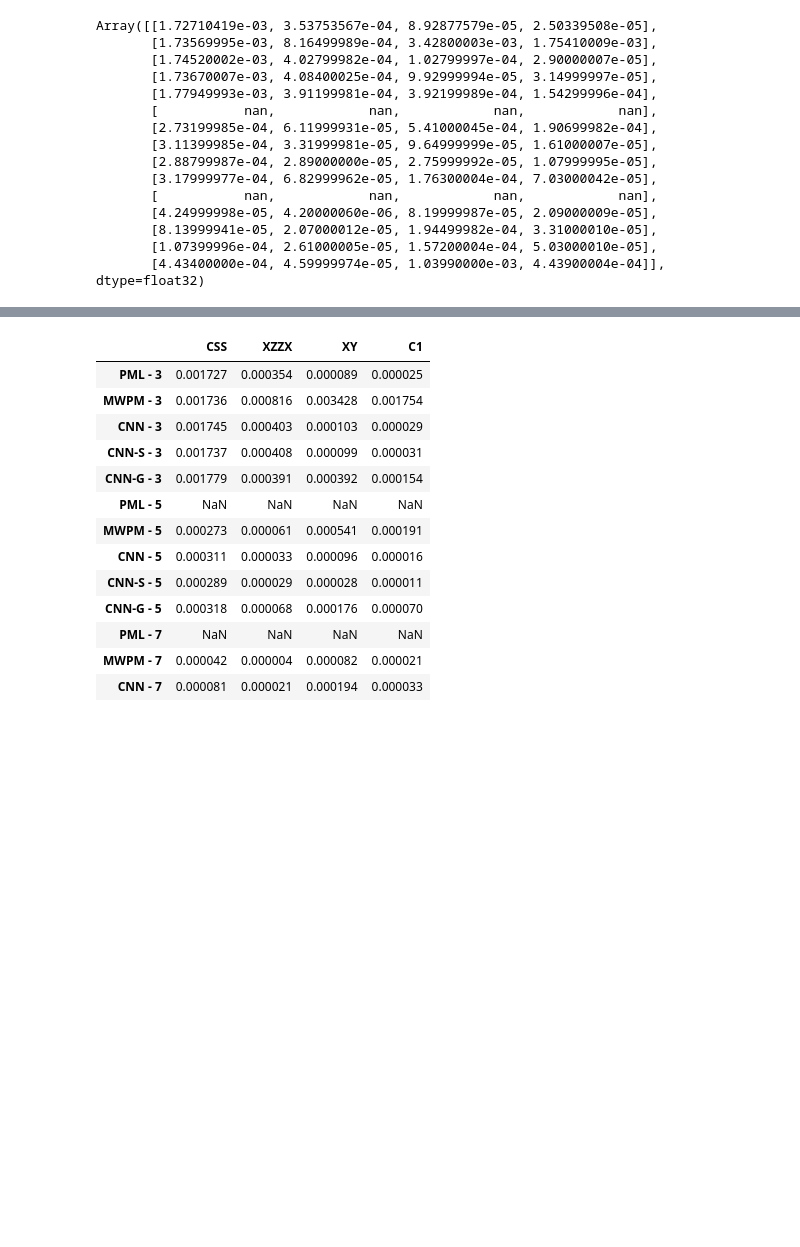
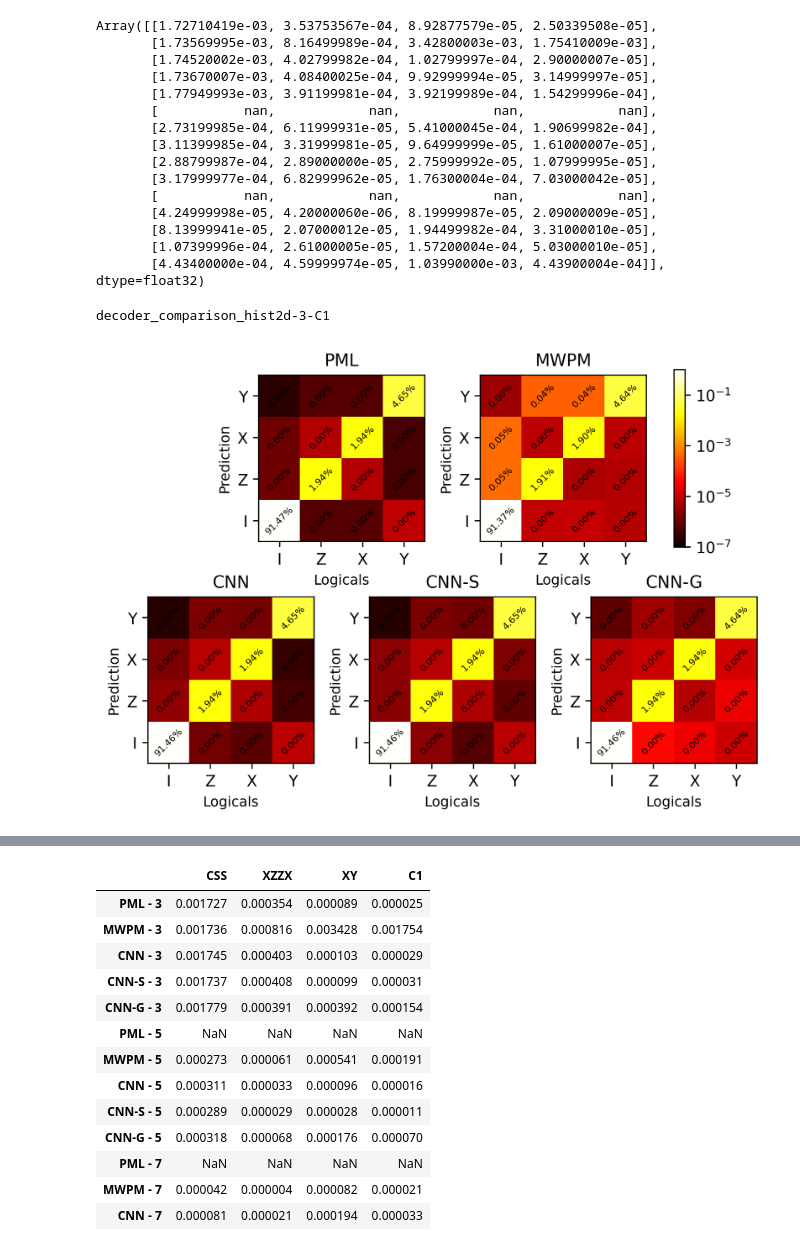
Before and after one commit to JuliusRye/QEC, a Jupyter notebook: Modules/fig_decoder_comparisen.ipynb, the cells around one changed output, grey strips where cells are left out. Cells and saved outputs as stored; diff of their text form; code cells hidden in the pictures; blank space fills up the shorter version.

Commit message:
Created 2d histograms and loss plots for the report

```diff
--- a/Modules/fig_decoder_comparisen.ipynb
+++ b/Modules/fig_decoder_comparisen.ipynb
@@ -14,6 +15,8 @@ from jax import random, vmap, jit
 import json
 # %%
 distances = [3, 5, 7]
+decoders = ["PML", "MWPM", "CNN", "CNN-S", "CNN-G"]
+deformation_names = ['CSS', 'XZZX', 'XY', 'C1']
 
 p, nu = .01, 500
 ERROR_PROBS = jnp.array([
@@ -179,7 +182,7 @@ for l, L in enumerate(distances):
     # Use the same key every time to ensure that all the decoders see the same set of errors and thus ensure fair comparison between decoders
     key = random.key(723)
 
-    for m, decoder in enumerate(["PML", "MWPM", "CNN", "CNN-S", "CNN-G"]):
+    for m, decoder in enumerate(decoders):
         print(f"\nDistance {L} with decoder {decoder} ", end='')
         for n, deformation in enumerate([
             jnp.zeros(L**2, dtype=jnp.int32),
@@ -194,7 +197,7 @@ for l, L in enumerate(distances):
             if decoder == "PML" and L == 3:
                 perfect_decoder = PMLD(code, ERROR_PROBS, parity_info)
                 table = table.at[5*l+m, n].set(perfect_decoder.exact_logical_error_rate())
-                hist2d_dict[f"{L}-{decoder}-{['CSS', 'XZZX', 'XY', 'C1'][n]}"] = perfect_decoder.hist2d
+                hist2d_dict[f"{L}-{decoder}-{deformation_names[n]}"] = perfect_decoder.hist2d
             elif decoder == "MWPM":
                 # The decoder assumes the syndromes are from the undeformed code and the errors are the once that are deformed.
                 # This is possible by switching to the Heisenberg picture there it is the noise model that is nonuniform.
@@ -213,7 +216,7 @@ for l, L in enumerate(distances):
                     num_errors
                 )
                 table = table.at[5*l+m, n].set(error_rate)
-                hist2d_dict[f"{L}-{decoder}-{['CSS', 'XZZX', 'XY', 'C1'][n]}"] = hist2d
+                hist2d_dict[f"{L}-{decoder}-{deformation_names[n]}"] = hist2d
             elif decoder == "CNN":
                 model_name = f"data/CNN-{L}-{''.join([str(d) for d in deformation])}.json"
                 try:
@@ -236,7 +239,7 @@ for l, L in enumerate(distances):
                     num_errors
                 )
                 table = table.at[5*l+m, n].set(error_rate)
-                hist2d_dict[f"{L}-{decoder}-{['CSS', 'XZZX', 'XY', 'C1'][n]}"] = hist2d
+                hist2d_dict[f"{L}-{decoder}-{deformation_names[n]}"] = hist2d
             elif decoder == "CNN-S":
                 model_name = f"data/CNN-S-{L}-{''.join([str(d) for d in deformation])}.json"
                 try:
@@ -263,7 +266,7 @@ for l, L in enumerate(distances):
                     num_errors
                 )
                 table = table.at[5*l+m, n].set(error_rate)
-                hist2d_dict[f"{L}-{decoder}-{['CSS', 'XZZX', 'XY', 'C1'][n]}"] = hist2d
+                hist2d_dict[f"{L}-{decoder}-{deformation_names[n]}"] = hist2d
             elif decoder == "CNN-G":
                 model_name = f"data/CNN-G-{L}.json"
                 try:
@@ -289,7 +292,7 @@ for l, L in enumerate(distances):
                     num_errors
                 )
                 table = table.at[5*l+m, n].set(error_rate)
-                hist2d_dict[f"{L}-{decoder}-{['CSS', 'XZZX', 'XY', 'C1'][n]}"] = hist2d
+                hist2d_dict[f"{L}-{decoder}-{deformation_names[n]}"] = hist2d
             else:
                 table = table.at[5*l+m, n].set(jnp.nan)
 
@@ -338,3 +341,54 @@ Array([[1.72710419e-03, 3.53753567e-04, 8.92877579e-05, 2.50339508e-05],
 # %%
 with open("data/decoder_comparison_hist2d.json", "r") as file:
     data = json.load(file)
+# %%
+from matplotlib.colors import LogNorm
+
+labels = ['I', 'Z', 'X', 'Y']
+width = .75
+L = 3
+deformation_name = 'C1'
+
+fig = plt.figure(dpi=300, figsize=(2,2))
+for decoder, loc in zip(
+    # ['PML', 'MWPM', 'CNN'],
+    # [(0,0), (1,0), (2,0)]
+    # ['MWPM', 'CNN', 'CNN-S', 'CNN-G'],
+    # [(0,0.2), (1,0.2), (0,-1), (1,-1)]
+    ['PML', 'MWPM', 'CNN', 'CNN-S', 'CNN-G'],
+    [(.5,0), (1.5,0), (0,-1), (1,-1), (2,-1)]
+):
+    ax = fig.add_axes((loc[0]+(1-width)/2, loc[1]+(1-width)/2, width, width))
+    hist = data[f"{L}-{decoder}-{deformation_name}"]
+    img = ax.imshow(
+        hist,
+        origin='lower',
+        cmap='hot',
+        # vmin=0,
+        # vmax=hist.sum(),
+        norm=LogNorm(vmin=1E-7, vmax=1)
+    )
+    img.cmap.set_bad(color='black')
+    ax.set_xticks(range(4), labels)
+    ax.set_yticks(range(4), labels)
+    ax.set_ylabel(f'Prediction', fontsize=9)
+    ax.set_xlabel(f'Logicals', fontsize=9)
+    for x, row in enumerate(jnp.array(hist).T):
+        for y, prob in enumerate(row):
+            ax.text(x, y, f'{prob:.2%}', ha='center', va='center', rotation=45, rotation_mode='anchor', fontsize=6)
+    ax.set_title(f'{decoder}', fontsize=11)
+# cbar = fig.colorbar(img, cax=fig.add_axes((2.95,0.1,.05,.8)))
+# cbar = fig.colorbar(img, cax=fig.add_axes((2.5,0.1,.05,.8)))
+cbar = fig.colorbar(img, cax=fig.add_axes((2.5,0.1,.05,.8)))
+# cbar.set_label("Probability")
+
+figname = f"decoder_comparison_hist2d-{L}-{deformation_name}"
+print(figname)
+plt.savefig(f"figs/{figname}.eps", dpi=300, bbox_inches='tight')
+plt.savefig(f"figs/{figname}.pdf", dpi=300, bbox_inches='tight')
+plt.savefig(f"figs/{figname}.png", dpi=300, bbox_inches='tight')
+
+plt.show()
+# %% [output]
+decoder_comparison_hist2d-3-C1
+[figure, added]
```
Also changed, not shown: parts of 2 cells of this notebook, 27 other files.
